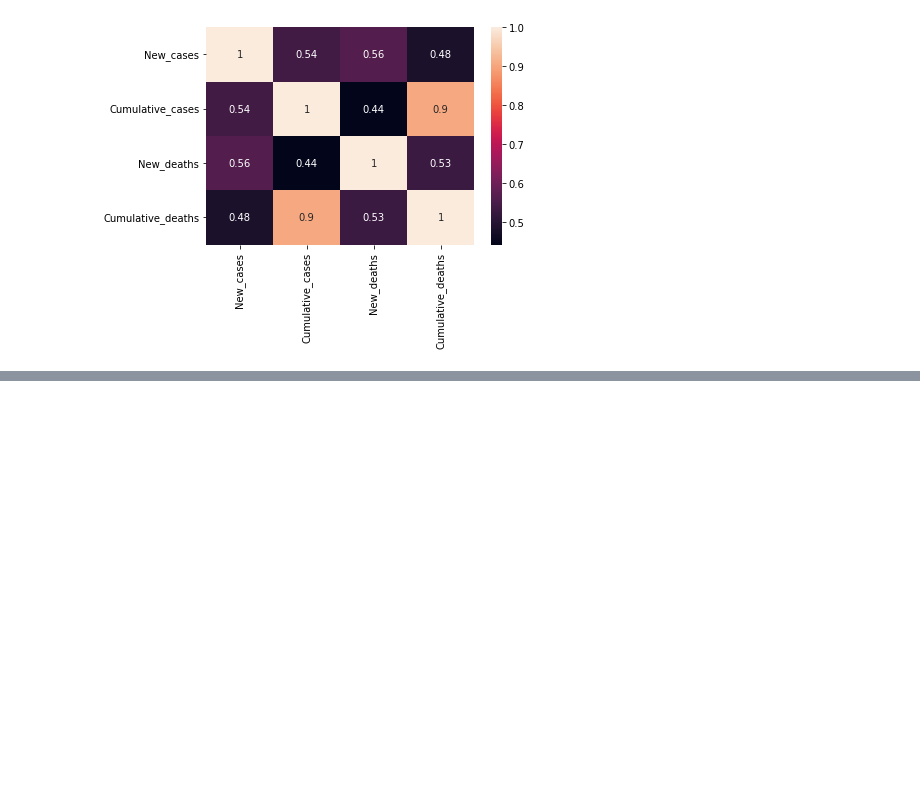
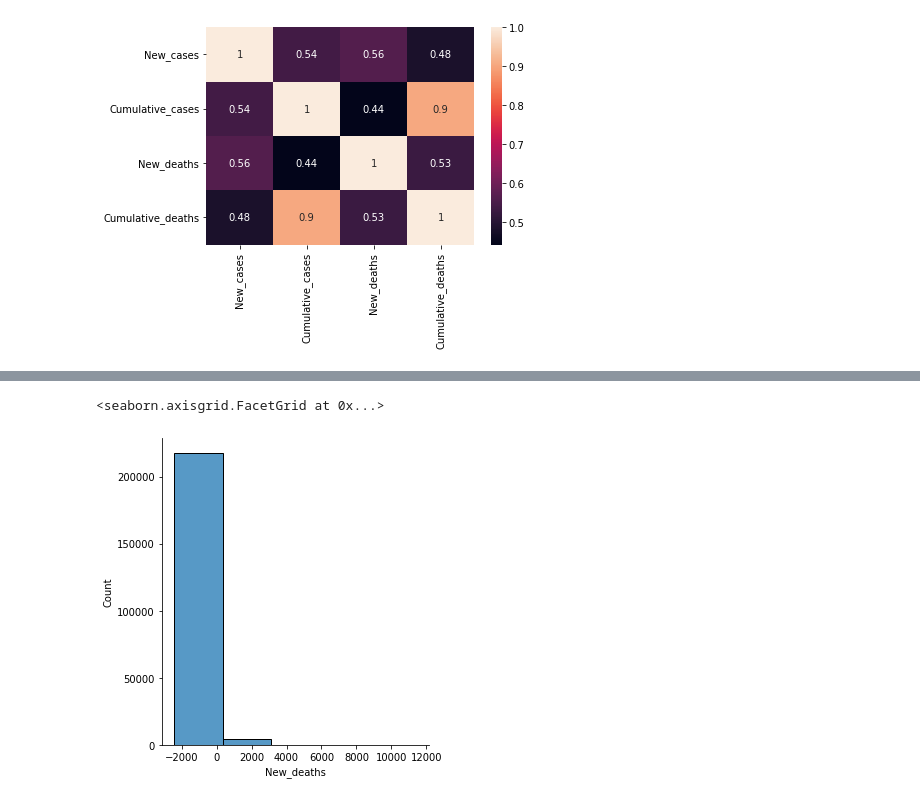
Before and after one commit to Basitm1/Github_project, a Jupyter notebook: Exploration.ipynb, the cells around one changed output, grey strips where cells are left out. Drawn from its saved outputs; the diff is of its cells as text; code cells hidden in the pictures; blank space fills up the shorter version.

```diff
--- a/Exploration.ipynb
+++ b/Exploration.ipynb
@@ -83,0 +96,5 @@ sns.heatmap(corelation, xticklabels=corelation.columns, yticklabels=corelation.c
+# %%
+sns.displot(data["New_deaths"],bins=5)
+# %% [output]
+<seaborn.axisgrid.FacetGrid at 0x...>
+[figure, added]
```
Also changed, not shown: parts of 6 cells of this notebook, 1 other file.
